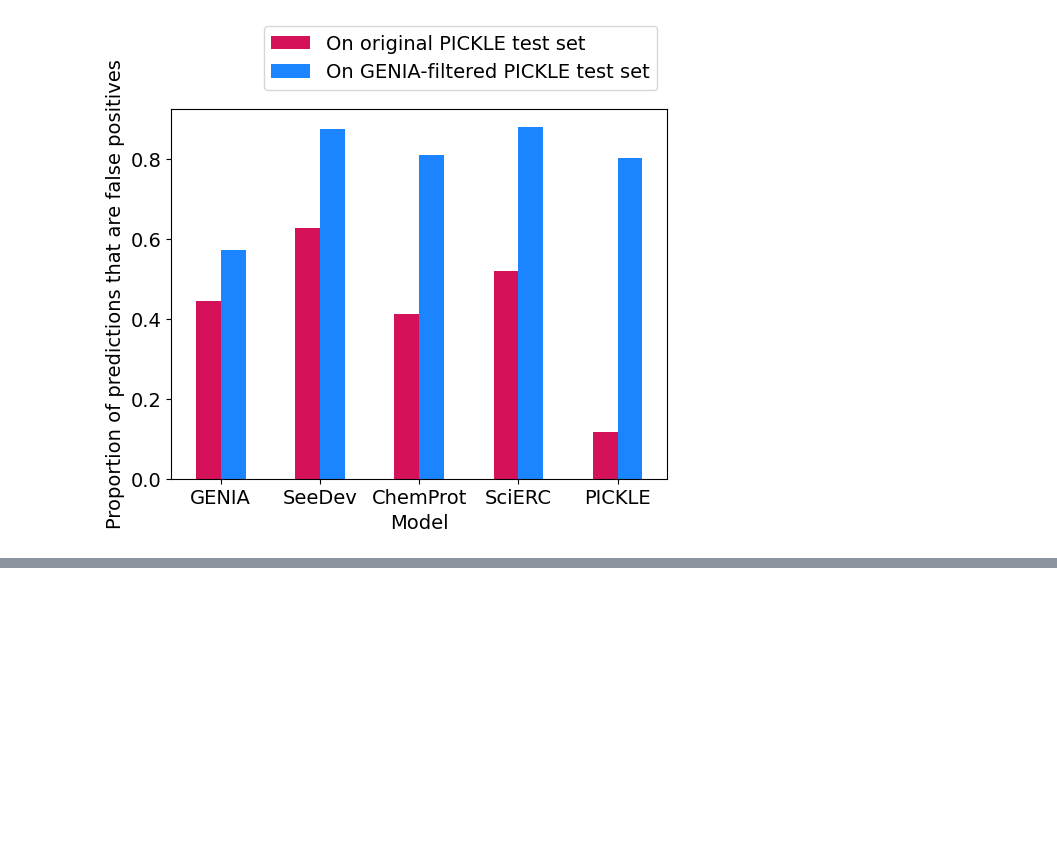
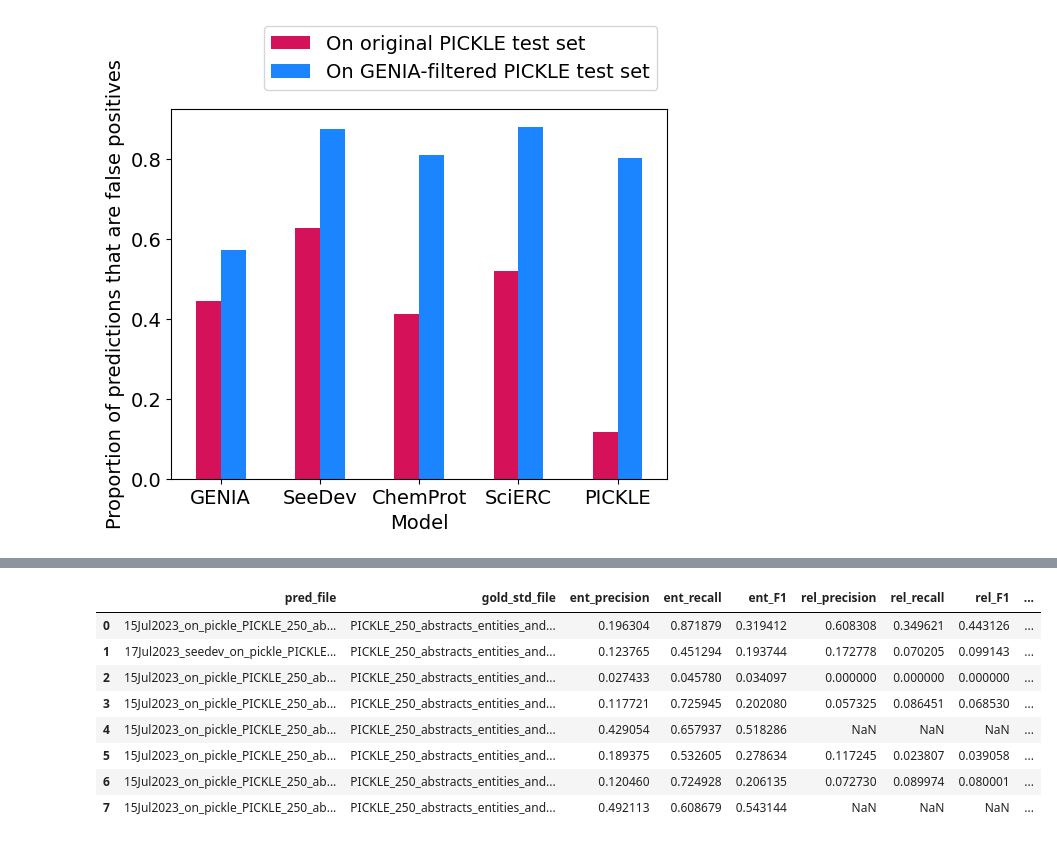
Before and after one commit to ShiuLab/pickle-corpus-code, a Jupyter notebook: jupyter_notebooks/mismatched_entity_pred_analysis.ipynb, the cells around one changed output, grey strips where cells are left out. Saved outputs shown, nothing was run; the diff lists cells and outputs as text; code cells hidden in the pictures; blank space fills up the shorter version.

```diff
--- a/jupyter_notebooks/mismatched_entity_pred_analysis.ipynb
+++ b/jupyter_notebooks/mismatched_entity_pred_analysis.ipynb
@@ -176,0 +196,16 @@ This goes a long way to explaining what we observe, but not all the way. For exa
+# %%
+# All models without types
+all_models_on_filtered_without_types = pd.read_csv('..//data/straying_off_topic_data/model_output/dygiepp/15Jul2023_all_on_pickle_but_seedev/performance/all_models_on_filtered_genia_11Aug2023_with_cells_bootstrapped.csv')
+all_models_on_filtered_without_types['model'] = all_models_on_filtered_without_types['pred_file'].str.split('_').str[-2]
+all_models_on_filtered_without_types = all_models_on_filtered_without_types.reset_index(drop=True)
+all_models_on_filtered_without_types
+# %% [output]
+|  | pred_file | gold_std_file | ent_precision | ent_recall | ent_F1 | rel_precision | rel_recall | rel_F1 | ... |
+| 0 | 15Jul2023_on_pickle_PICKLE_250_ab... | PICKLE_250_abstracts_entities_and... | 0.196304 | 0.871879 | 0.319412 | 0.608308 | 0.349621 | 0.443126 | ... |
+| 1 | 17Jul2023_seedev_on_pickle_PICKLE... | PICKLE_250_abstracts_entities_and... | 0.123765 | 0.451294 | 0.193744 | 0.172778 | 0.070205 | 0.099143 | ... |
+| 2 | 15Jul2023_on_pickle_PICKLE_250_ab... | PICKLE_250_abstracts_entities_and... | 0.027433 | 0.045780 | 0.034097 | 0.000000 | 0.000000 | 0.000000 | ... |
+| 3 | 15Jul2023_on_pickle_PICKLE_250_ab... | PICKLE_250_abstracts_entities_and... | 0.117721 | 0.725945 | 0.202080 | 0.057325 | 0.086451 | 0.068530 | ... |
+| 4 | 15Jul2023_on_pickle_PICKLE_250_ab... | PICKLE_250_abstracts_entities_and... | 0.429054 | 0.657937 | 0.518286 | NaN | NaN | NaN | ... |
+| 5 | 15Jul2023_on_pickle_PICKLE_250_ab... | PICKLE_250_abstracts_entities_and... | 0.189375 | 0.532605 | 0.278634 | 0.117245 | 0.023807 | 0.039058 | ... |
+| 6 | 15Jul2023_on_pickle_PICKLE_250_ab... | PICKLE_250_abstracts_entities_and... | 0.120460 | 0.724928 | 0.206135 | 0.072730 | 0.089974 | 0.080001 | ... |
+| 7 | 15Jul2023_on_pickle_PICKLE_250_ab... | PICKLE_250_abstracts_entities_and... | 0.492113 | 0.608679 | 0.543144 | NaN | NaN | NaN | ... |
```
Also changed, not shown: parts of 10 cells of this notebook.
